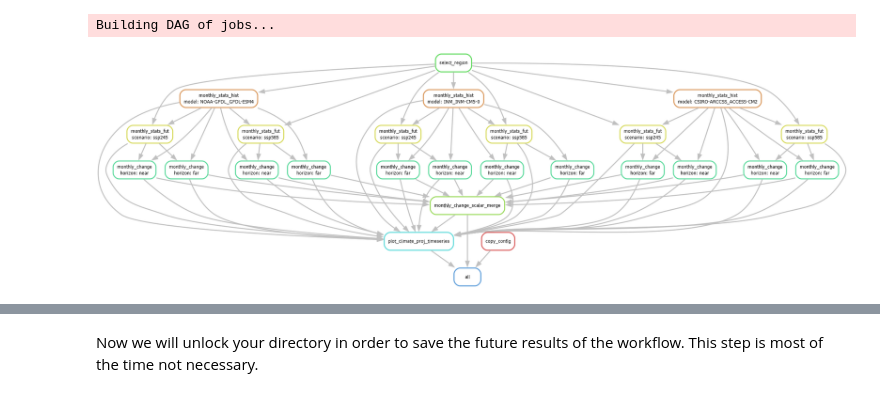
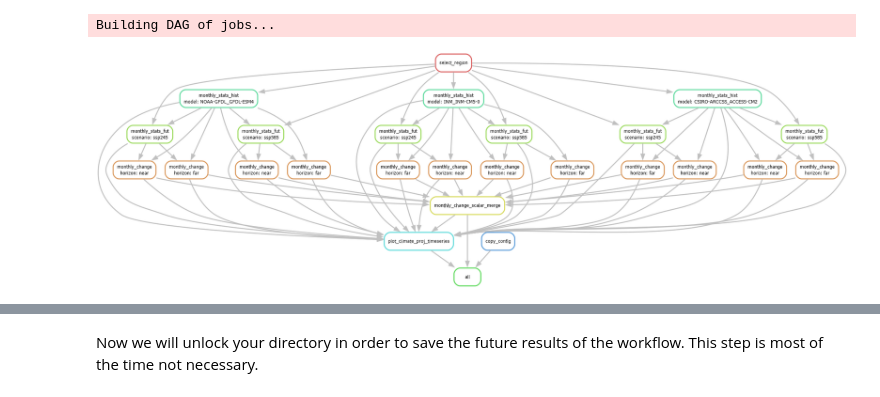
Before and after one commit to Deltares/blueearth_cst, a Jupyter notebook: docs/notebooks/Climate projections.ipynb, the cells around one changed output, grey strips where cells are left out. Saved outputs shown, nothing was run; the diff lists cells and outputs as text; code cells hidden in the pictures.

```diff
--- a/docs/notebooks/Climate projections.ipynb
+++ b/docs/notebooks/Climate projections.ipynb
@@ -124,6 +125,6 @@ The first line is to create an image of our workflow with snakemake to verify th
 # %% [output]
 Building DAG of jobs...
 # %%
-display.Image("./dag_projections.png")
+display.Image("./dag_climate_projections.png")
 # %% [output]
-[figure, old version]
+[figure, new version]
```
Also changed, not shown: parts of 21 cells of this notebook, 1 other file.
